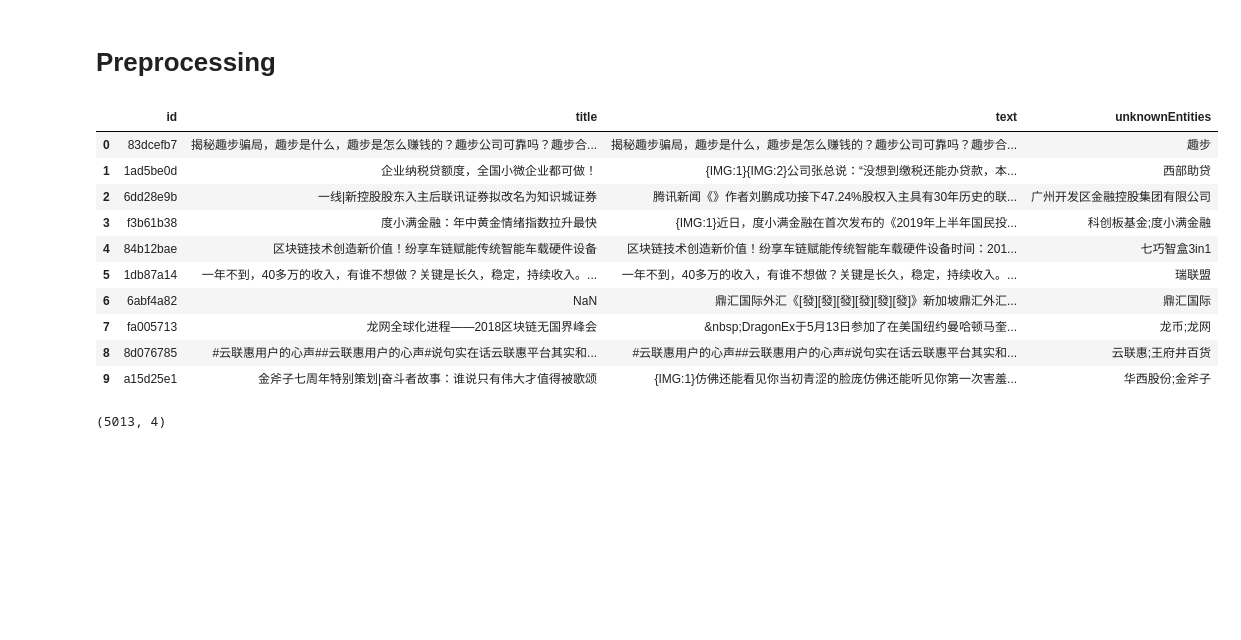
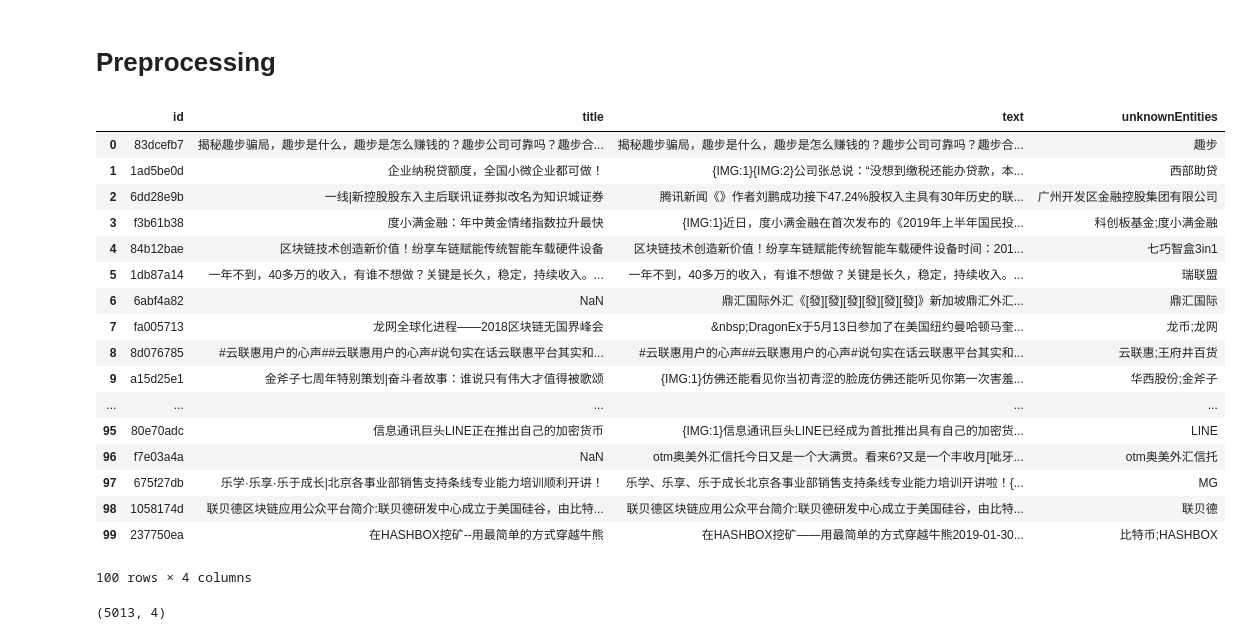
Before and after one commit to AlanConstantine/Finacial-NER, a Jupyter notebook: Code/Jupyter/Analysis.ipynb, the cells around one changed output. Saved outputs shown, nothing was run; the diff lists cells and outputs as text; code cells hidden in the pictures; blank space fills up the shorter version.

```diff
--- a/Code/Jupyter/Analysis.ipynb
+++ b/Code/Jupyter/Analysis.ipynb
@@ -10,19 +10,26 @@ submit_sample_df = pd.read_csv(r'../../Data/Submit_Example_Data.csv')
 # %% [markdown]
 # Preprocessing
 # %%
-train_df.head(10)
+train_df.head(100)
 # %% [output]
 |  | id | title | text | unknownEntities |
 | 0 | 83dcefb7 | 揭秘趣步骗局，趣步是什么，趣步是怎么赚钱的？趣步公司可靠吗？趣步合... | 揭秘趣步骗局，趣步是什么，趣步是怎么赚钱的？趣步公司可靠吗？趣步合... | 趣步 |
 | 1 | 1ad5be0d | 企业纳税贷额度，全国小微企业都可做！ | {IMG:1}{IMG:2}公司张总说：“没想到缴税还能办贷款，本... | 西部助贷 |
 | 2 | 6dd28e9b | 一线|新控股股东入主后联讯证券拟改名为知识城证券 | 腾讯新闻《》作者刘鹏成功接下47.24%股权入主具有30年历史的联... | 广州开发区金融控股集团有限公司 |
 | 3 | f3b61b38 | 度小满金融：年中黄金情绪指数拉升最快 | {IMG:1}近日，度小满金融在首次发布的《2019年上半年国民投... | 科创板基金;度小满金融 |
 | 4 | 84b12bae | 区块链技术创造新价值！纷享车链赋能传统智能车载硬件设备 | 区块链技术创造新价值！纷享车链赋能传统智能车载硬件设备时间：201... | 七巧智盒3in1 |
 | 5 | 1db87a14 | 一年不到，40多万的收入，有谁不想做？关键是长久，稳定，持续收入。... | 一年不到，40多万的收入，有谁不想做？关键是长久，稳定，持续收入。... | 瑞联盟 |
 | 6 | 6abf4a82 | NaN | 鼎汇国际外汇《[發][發][發][發][發][發]》新加坡鼎汇外汇... | 鼎汇国际 |
 | 7 | fa005713 | 龙网全球化进程——2018区块链无国界峰会 | &nbsp;DragonEx于5月13日参加了在美国纽约曼哈顿马奎... | 龙币;龙网 |
 | 8 | 8d076785 | #云联惠用户的心声##云联惠用户的心声#说句实在话云联惠平台其实和... | #云联惠用户的心声##云联惠用户的心声#说句实在话云联惠平台其实和... | 云联惠;王府井百货 |
 | 9 | a15d25e1 | 金斧子七周年特别策划|奋斗者故事：谁说只有伟大才值得被歌颂 | {IMG:1}仿佛还能看见你当初青涩的脸庞仿佛还能听见你第一次害羞... | 华西股份;金斧子 |
+| ... | ... | ... | ... | ... |
+| 95 | 80e70adc | 信息通讯巨头LINE正在推出自己的加密货币 | {IMG:1}信息通讯巨头LINE已经成为首批推出具有自己的加密货... | LINE |
+| 96 | f7e03a4a | NaN | otm奥美外汇信托今日又是一个大满贯。看来6?又是一个丰收月[呲牙... | otm奥美外汇信托 |
+| 97 | 675f27db | 乐学·乐享·乐于成长|北京各事业部销售支持条线专业能力培训顺利开讲！ | 乐学、乐享、乐于成长北京各事业部销售支持条线专业能力培训开讲啦！{... | MG |
+| 98 | 1058174d | 联贝德区块链应用公众平台简介:联贝德研发中心成立于美国硅谷，由比特... | 联贝德区块链应用公众平台简介:联贝德研发中心成立于美国硅谷，由比特... | 联贝德 |
+| 99 | 237750ea | 在HASHBOX挖矿--用最简单的方式穿越牛熊 | 在HASHBOX挖矿——用最简单的方式穿越牛熊2019-01-30... | 比特币;HASHBOX |
+100 rows × 4 columns
 # %%
 train_df.shape
 # %% [output]
```
Also changed, not shown: parts of 3 cells of this notebook, 1 other file.
